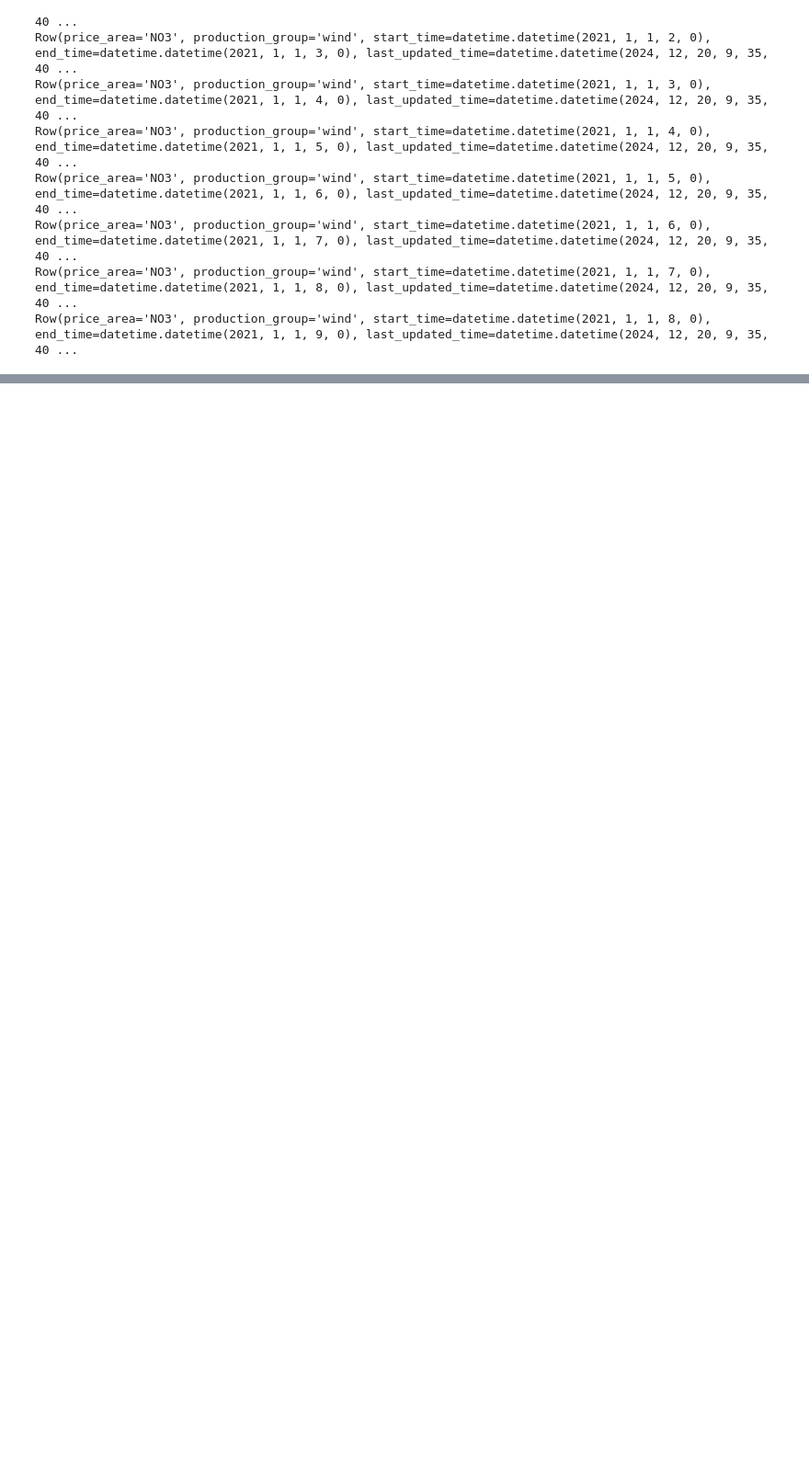
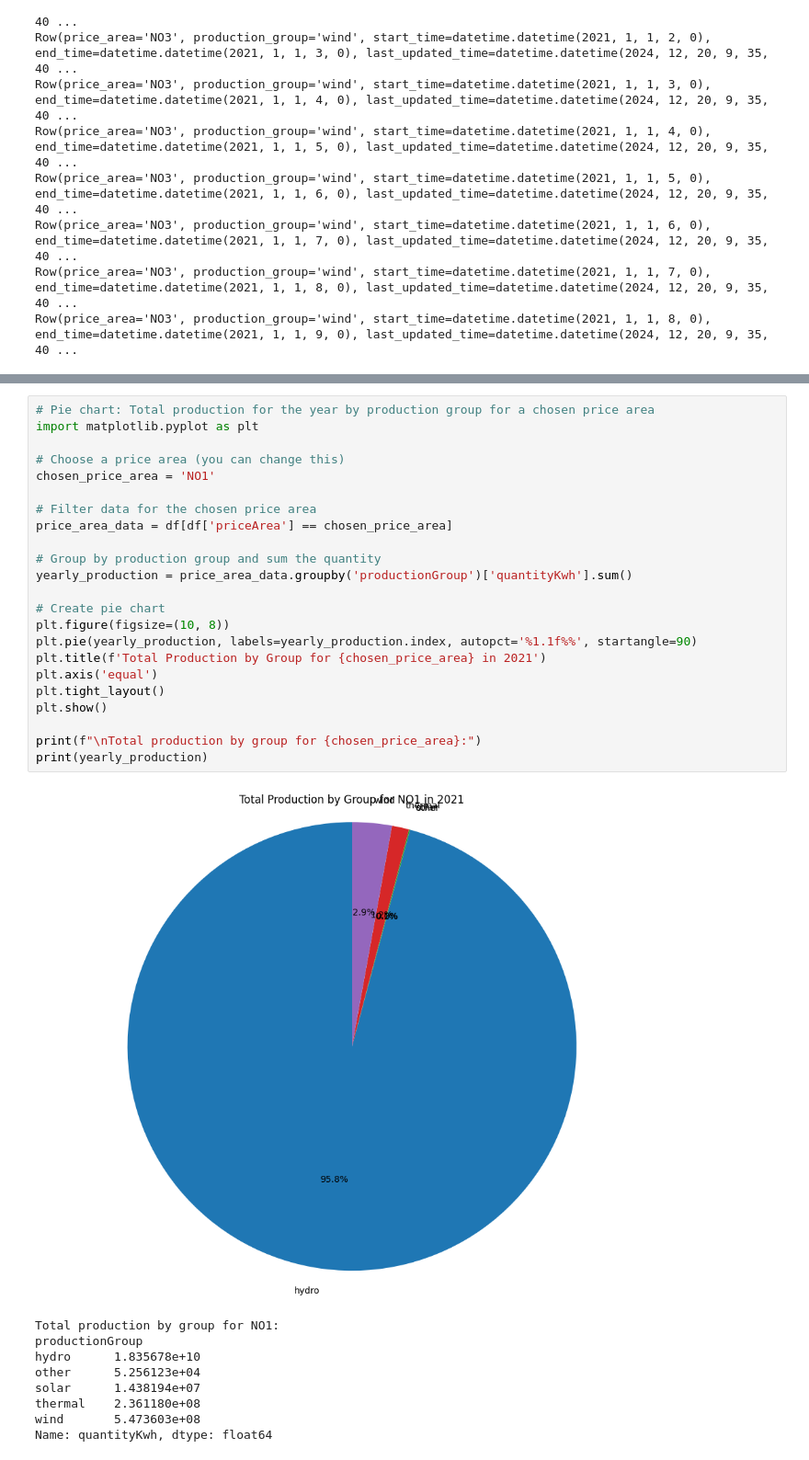
Before and after one commit to fayomitz/IND320-fayomitz, a Jupyter notebook: Part2.ipynb, the cells around one changed output, grey strips where cells are left out. Shown at 92% size. Saved outputs shown, nothing was run; the diff lists cells and outputs as text; blank space fills up the shorter version.

```diff
--- a/Part2.ipynb
+++ b/Part2.ipynb
@@ -340,0 +358,33 @@ Row(price_area='NO3', production_group='wind', start_time=datetime.datetime(2021
+# %%
+# Pie chart: Total production for the year by production group for a chosen price area
+import matplotlib.pyplot as plt
+
+# Choose a price area (you can change this)
+chosen_price_area = 'NO1'
+
+# Filter data for the chosen price area
+price_area_data = df[df['priceArea'] == chosen_price_area]
+
+# Group by production group and sum the quantity
+yearly_production = price_area_data.groupby('productionGroup')['quantityKwh'].sum()
+
+# Create pie chart
+plt.figure(figsize=(10, 8))
+plt.pie(yearly_production, labels=yearly_production.index, autopct='%1.1f%%', startangle=90)
+plt.title(f'Total Production by Group for {chosen_price_area} in 2021')
+plt.axis('equal')
+plt.tight_layout()
+plt.show()
+
+print(f"\nTotal production by group for {chosen_price_area}:")
+print(yearly_production)
+# %% [output]
+[figure, added]
+Total production by group for NO1:
+productionGroup
+hydro      1.835678e+10
+other      5.256123e+04
+solar      1.438194e+07
+thermal    2.361180e+08
+wind       5.473603e+08
+Name: quantityKwh, dtype: float64
```
Also changed, not shown: parts of 9 cells of this notebook.
